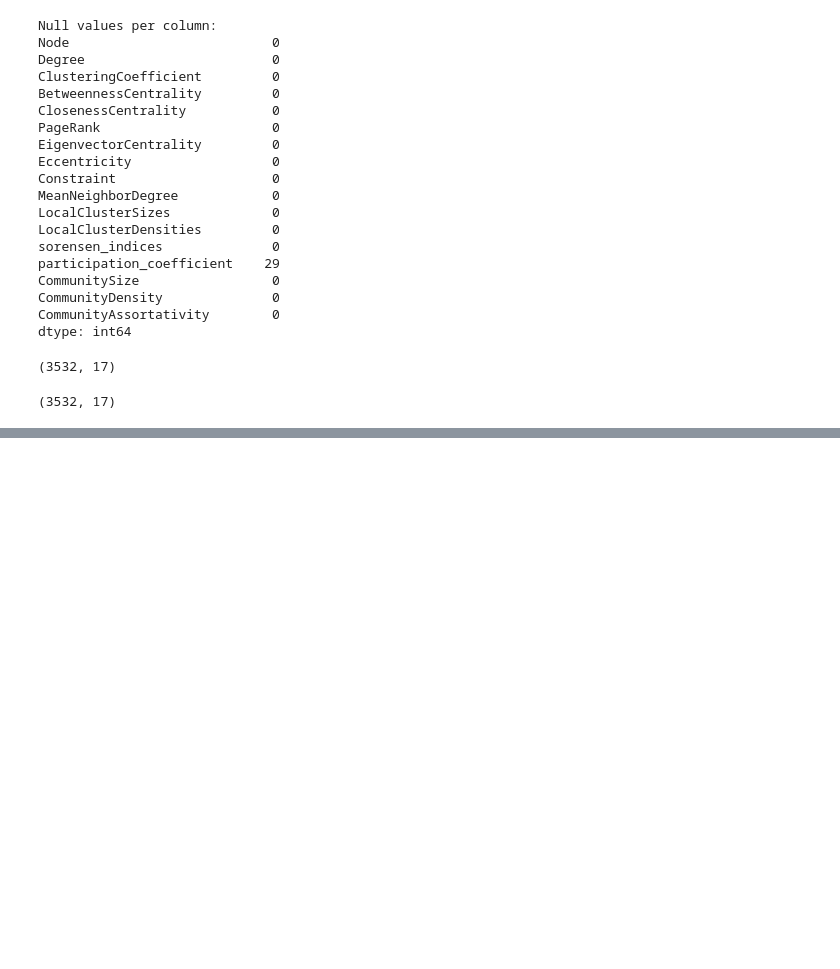
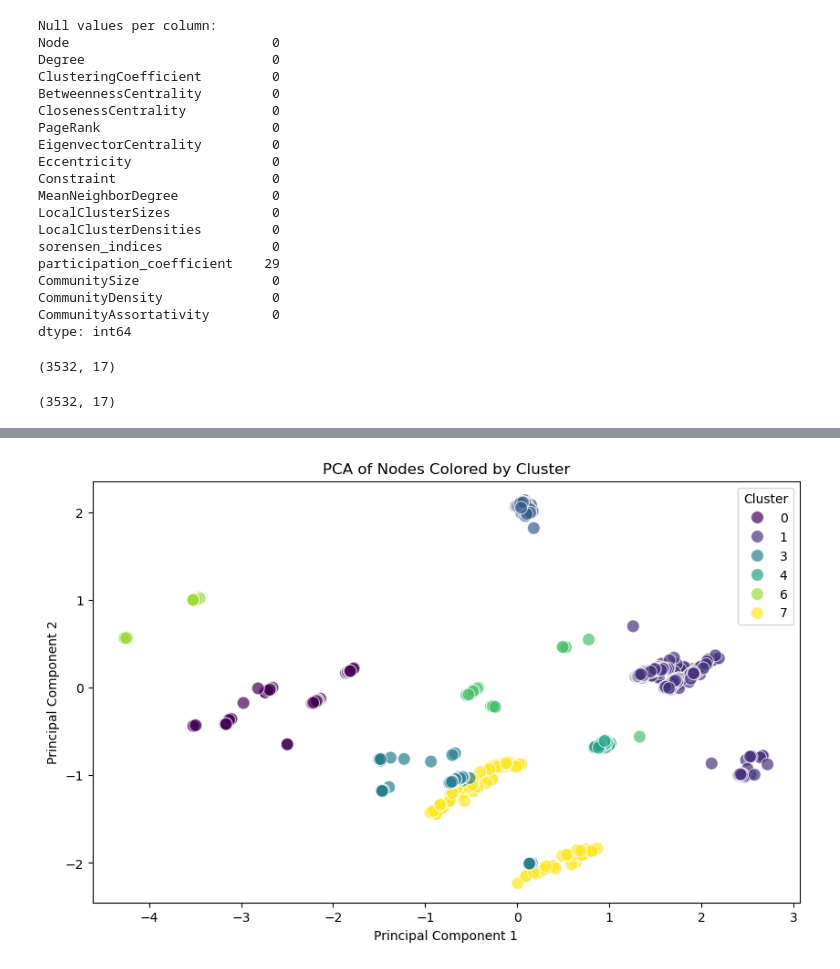
Before and after one commit to PSswathi/aai-510-group2-final-project, a Jupyter notebook: aai-510-group2-final-project-swathi-0605.ipynb, the cells around one changed output, grey strips where cells are left out. Saved outputs shown, nothing was run; the diff lists cells and outputs as text; code cells hidden in the pictures; blank space fills up the shorter version.

```diff
--- a/aai-510-group2-final-project-swathi-0603.ipynb
+++ b/aai-510-group2-final-project-swathi-0605.ipynb
@@ -809,0 +908,27 @@ Best K: 2, Silhouette Score: 0.6474
+# %%
+# Perform clustering with the optimal number of clusters
+kmeans = KMeans(n_clusters=8, random_state=42, n_init=10)
+clusters = kmeans.fit_predict(df_dropped.drop(columns=['Node']))
+
+# Add cluster assignments to the DataFrame
+df_dropped['Cluster'] = clusters
+# %%
+from sklearn.decomposition import PCA
+
+# Perform PCA to reduce to 2 dimensions for visualization
+pca = PCA(n_components=2)
+pca_components = pca.fit_transform(df_dropped.drop(columns=['Node', 'Cluster']))
+
+# Create a DataFrame with PCA components
+pca_df = pd.DataFrame(data=pca_components, columns=['PCA1', 'PCA2'])
+pca_df['Cluster'] = clusters
+
+# Visualize the clusters
+plt.figure(figsize=(10, 6))
+sns.scatterplot(data=pca_df, x='PCA1', y='PCA2', hue='Cluster', palette='viridis', s=100, alpha=0.7)
+plt.title('PCA of Nodes Colored by Cluster')
+plt.xlabel('Principal Component 1')
+plt.ylabel('Principal Component 2')
+plt.show()
+# %% [output]
+[figure, added]
```
Also changed, not shown: parts of 31 cells of this notebook.
